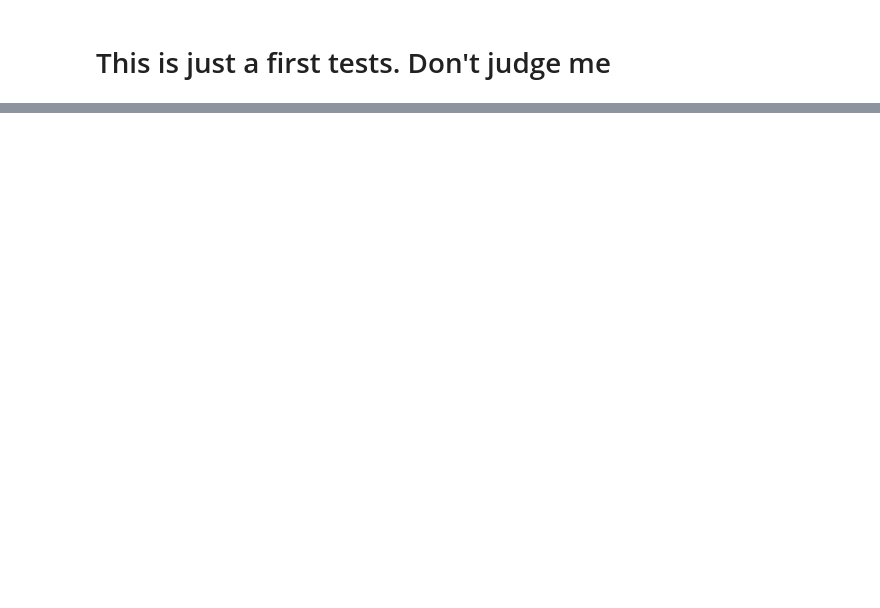
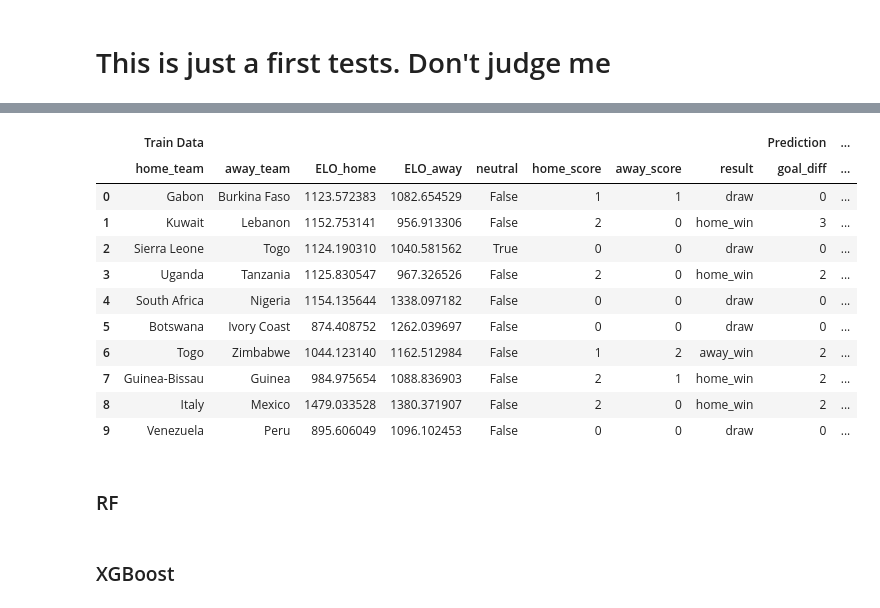
Before and after one commit to ramevaf/AIMatch, a Jupyter notebook: first_try.ipynb, the cells around one changed output, grey strips where cells are left out. Cells and saved outputs as stored; diff of their text form; code cells hidden in the pictures; blank space fills up the shorter version.

```diff
--- a/first_try.ipynb
+++ b/first_try.ipynb
@@ -403,0 +310,11 @@ precision_score(test[targets], predictions)
+# %%
+import pandas as pd
+from sklearn import metrics
+
+# read in csv data
+matches = pd.read_csv("matches_with_new_features.csv")
+team_stats = pd.read_csv("team_stats.csv")
+team_stats.set_index("index", inplace = True)
+print("matches.shape: ", matches.shape)
+#print("matches.dtypes: \n", matches.dtypes)
+team_stats.head()
@@ -403,0 +534,6 @@ precision_score(test[targets], predictions)
+# %%
+# visualize prediction (not needed)
+mlp_predictions.reset_index(drop=True, inplace=True)
+test.reset_index(drop=True, inplace=True)
+a = pd.concat([test[["home_team", "away_team", "ELO_home", "ELO_away", "neutral", "fGoals_home", "aGoals_home", "fGoals_away", "aGoals_away", "result"]], mlp_predictions], axis=1, keys=["Train Data", "Prediction"])
+a.head(10)
@@ -403,0 +623,6 @@ precision_score(test[targets], predictions)
+# %%
+# visualize prediction (not needed)
+xg_predictions.reset_index(drop=True, inplace=True)
+test.reset_index(drop=True, inplace=True)
+a = pd.concat([test[["home_team", "away_team", "ELO_home", "ELO_away", "neutral", "fGoals_home", "aGoals_home", "fGoals_away", "aGoals_away", "result"]], xg_predictions], axis=1, keys=["Train Data", "Prediction"])
+a.head(10)
@@ -403,0 +734,21 @@ precision_score(test[targets], predictions)
+# %%
+# visualize prediction
+mlpG_predictions.reset_index(drop=True, inplace=True)
+test.reset_index(drop=True, inplace=True)
+b = pd.concat([test[["home_team", "away_team", "ELO_home", "ELO_away", "neutral", "home_score", "away_score", "result"]], mlpG_predictions], axis=1, keys=["Train Data", "Prediction"])
+b.head(10)
+# %% [output]
+|  | Train Data |  |  |  |  |  |  |  | Prediction | ... |
+|  | home_team | away_team | ELO_home | ELO_away | neutral | home_score | away_score | result | goal_diff | ... |
+| 0 | Gabon | Burkina Faso | 1123.572383 | 1082.654529 | False | 1 | 1 | draw | 0 | ... |
+| 1 | Kuwait | Lebanon | 1152.753141 | 956.913306 | False | 2 | 0 | home_win | 3 | ... |
+| 2 | Sierra Leone | Togo | 1124.190310 | 1040.581562 | True | 0 | 0 | draw | 0 | ... |
+| 3 | Uganda | Tanzania | 1125.830547 | 967.326526 | False | 2 | 0 | home_win | 2 | ... |
+| 4 | South Africa | Nigeria | 1154.135644 | 1338.097182 | False | 0 | 0 | draw | 0 | ... |
+| 5 | Botswana | Ivory Coast | 874.408752 | 1262.039697 | False | 0 | 0 | draw | 0 | ... |
+| 6 | Togo | Zimbabwe | 1044.123140 | 1162.512984 | False | 1 | 2 | away_win | 2 | ... |
+| 7 | Guinea-Bissau | Guinea | 984.975654 | 1088.836903 | False | 2 | 1 | home_win | 2 | ... |
+| 8 | Italy | Mexico | 1479.033528 | 1380.371907 | False | 2 | 0 | home_win | 2 | ... |
+| 9 | Venezuela | Peru | 895.606049 | 1096.102453 | False | 0 | 0 | draw | 0 | ... |
+# %% [markdown]
+### RF
@@ -403,0 +814,2 @@ precision_score(test[targets], predictions)
+# %% [markdown]
+### XGBoost
```
Also changed, not shown: parts of 69 cells of this notebook, 6 other files.
